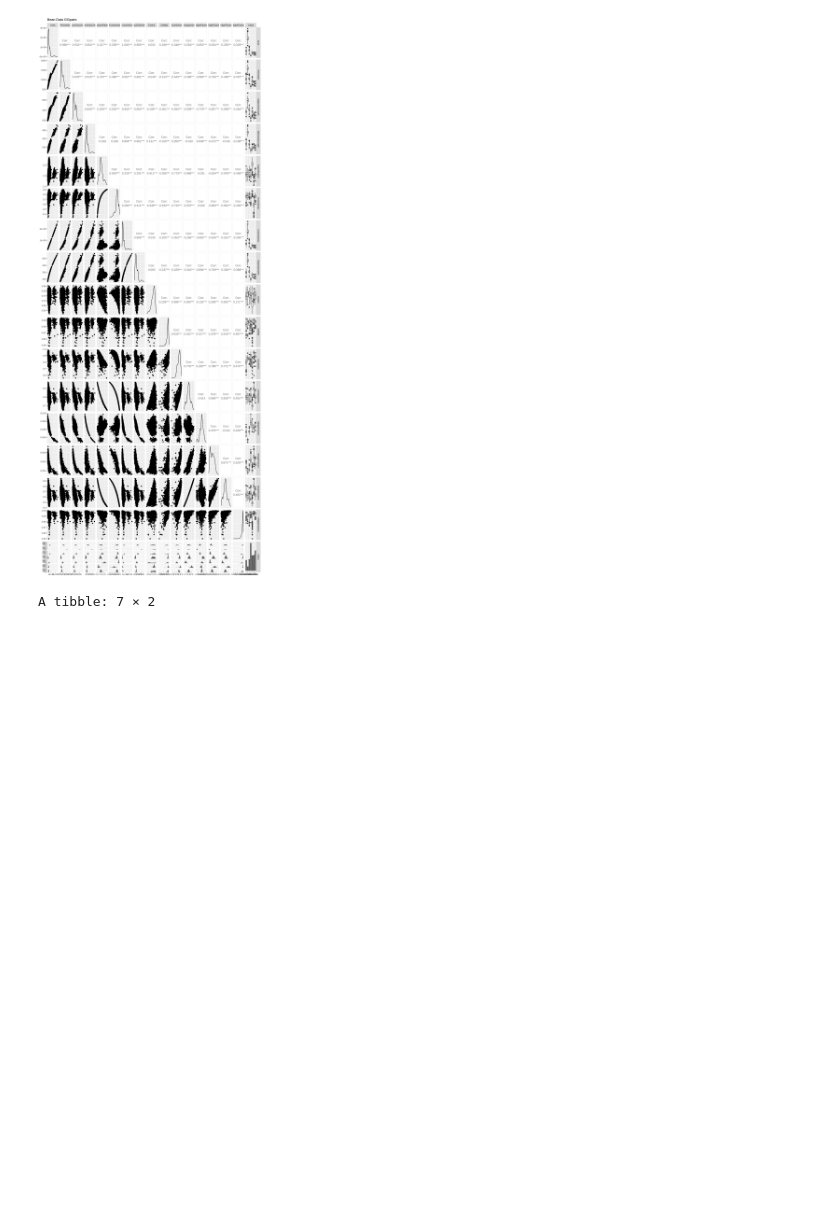
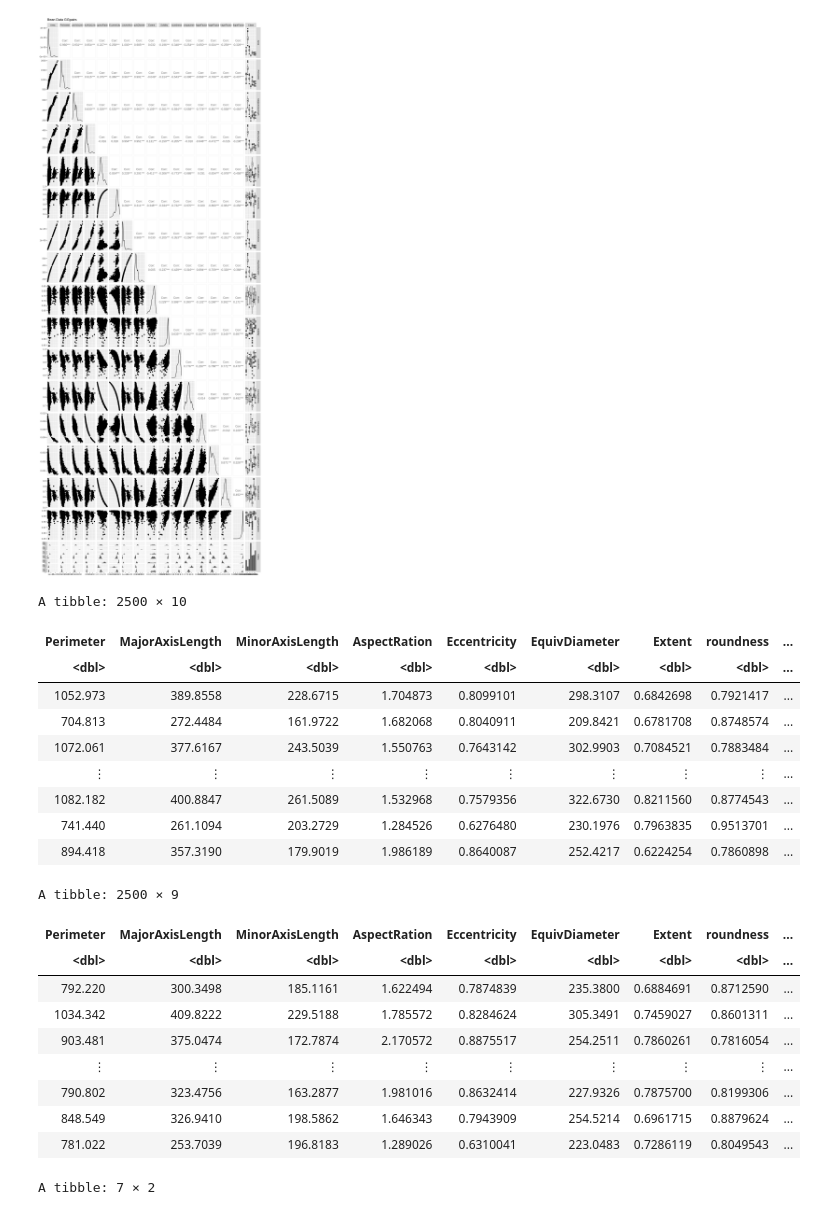
Before and after one commit to dhawal-rathore/DSCI100-Group-Project, a Jupyter notebook: FinalProject.ipynb, the cells around one changed output. Cells and saved outputs as stored; diff of their text form; code cells hidden in the pictures; blank space fills up the shorter version.

```diff
--- a/FinalProject.ipynb
+++ b/FinalProject.ipynb
@@ -98,8 +98,33 @@ bean_ggpairs
 # %%
 #removing the predictors we are not using
 bean_data <- bean_data_training |>
     select(-Area,-ConvexArea,-Solidity,-(ShapeFactor1:ShapeFactor4))
 bean_data
+
+bean_test_data <- bean_data_test |>
+    select(-Area,-ConvexArea,-Solidity,-(ShapeFactor1:ShapeFactor4))
+bean_test_data
+# %% [output]
+A tibble: 2500 × 10
+| Perimeter | MajorAxisLength | MinorAxisLength | AspectRation | Eccentricity | EquivDiameter | Extent | roundness | ... |
+| <dbl> | <dbl> | <dbl> | <dbl> | <dbl> | <dbl> | <dbl> | <dbl> | ... |
+| 1052.973 | 389.8558 | 228.6715 | 1.704873 | 0.8099101 | 298.3107 | 0.6842698 | 0.7921417 | ... |
+| 704.813 | 272.4484 | 161.9722 | 1.682068 | 0.8040911 | 209.8421 | 0.6781708 | 0.8748574 | ... |
+| 1072.061 | 377.6167 | 243.5039 | 1.550763 | 0.7643142 | 302.9903 | 0.7084521 | 0.7883484 | ... |
+| ⋮ | ⋮ | ⋮ | ⋮ | ⋮ | ⋮ | ⋮ | ⋮ | ... |
+| 1082.182 | 400.8847 | 261.5089 | 1.532968 | 0.7579356 | 322.6730 | 0.8211560 | 0.8774543 | ... |
+| 741.440 | 261.1094 | 203.2729 | 1.284526 | 0.6276480 | 230.1976 | 0.7963835 | 0.9513701 | ... |
+| 894.418 | 357.3190 | 179.9019 | 1.986189 | 0.8640087 | 252.4217 | 0.6224254 | 0.7860898 | ... |
+A tibble: 2500 × 9
+| Perimeter | MajorAxisLength | MinorAxisLength | AspectRation | Eccentricity | EquivDiameter | Extent | roundness | ... |
+| <dbl> | <dbl> | <dbl> | <dbl> | <dbl> | <dbl> | <dbl> | <dbl> | ... |
+| 792.220 | 300.3498 | 185.1161 | 1.622494 | 0.7874839 | 235.3800 | 0.6884691 | 0.8712590 | ... |
+| 1034.342 | 409.8222 | 229.5188 | 1.785572 | 0.8284624 | 305.3491 | 0.7459027 | 0.8601311 | ... |
+| 903.481 | 375.0474 | 172.7874 | 2.170572 | 0.8875517 | 254.2511 | 0.7860261 | 0.7816054 | ... |
+| ⋮ | ⋮ | ⋮ | ⋮ | ⋮ | ⋮ | ⋮ | ⋮ | ... |
+| 790.802 | 323.4756 | 163.2877 | 1.981016 | 0.8632414 | 227.9326 | 0.7875700 | 0.8199306 | ... |
+| 848.549 | 326.9410 | 198.5862 | 1.646343 | 0.7943909 | 254.5214 | 0.6961715 | 0.8879624 | ... |
+| 781.022 | 253.7039 | 196.8183 | 1.289026 | 0.6310041 | 223.0483 | 0.7286119 | 0.8049543 | ... |
 # %%
 #We want to see how many beans of each class there are to make sure there are a reasonable amount of all 7
 bean_number_table <- bean_data |>
```
